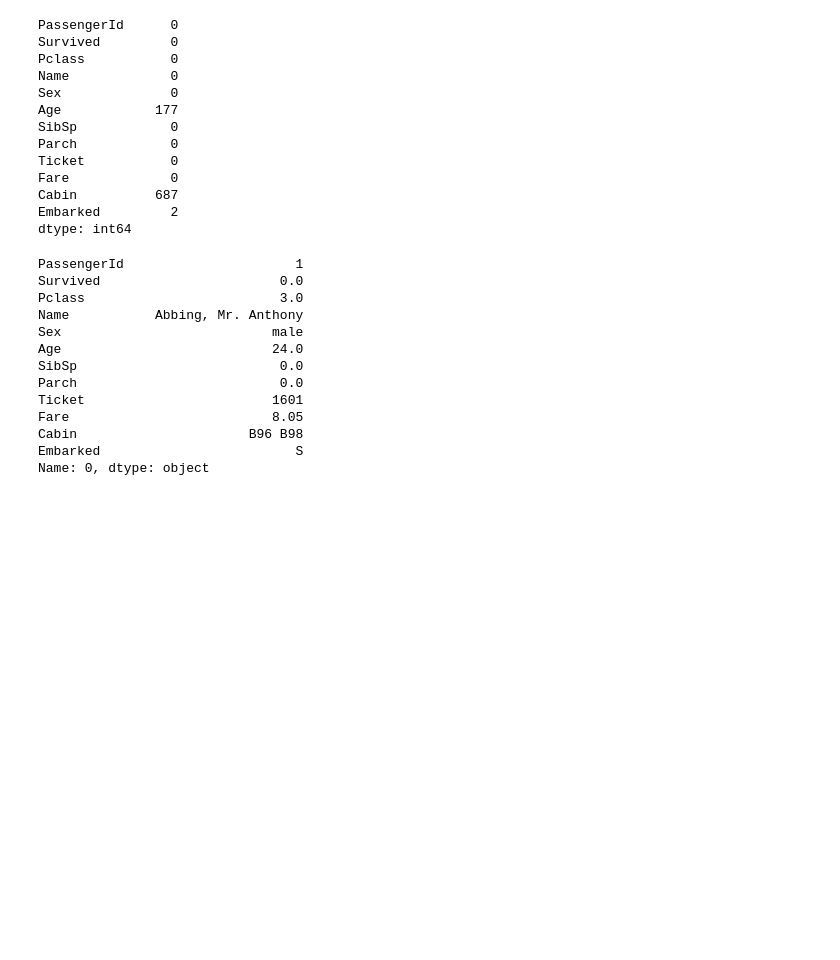
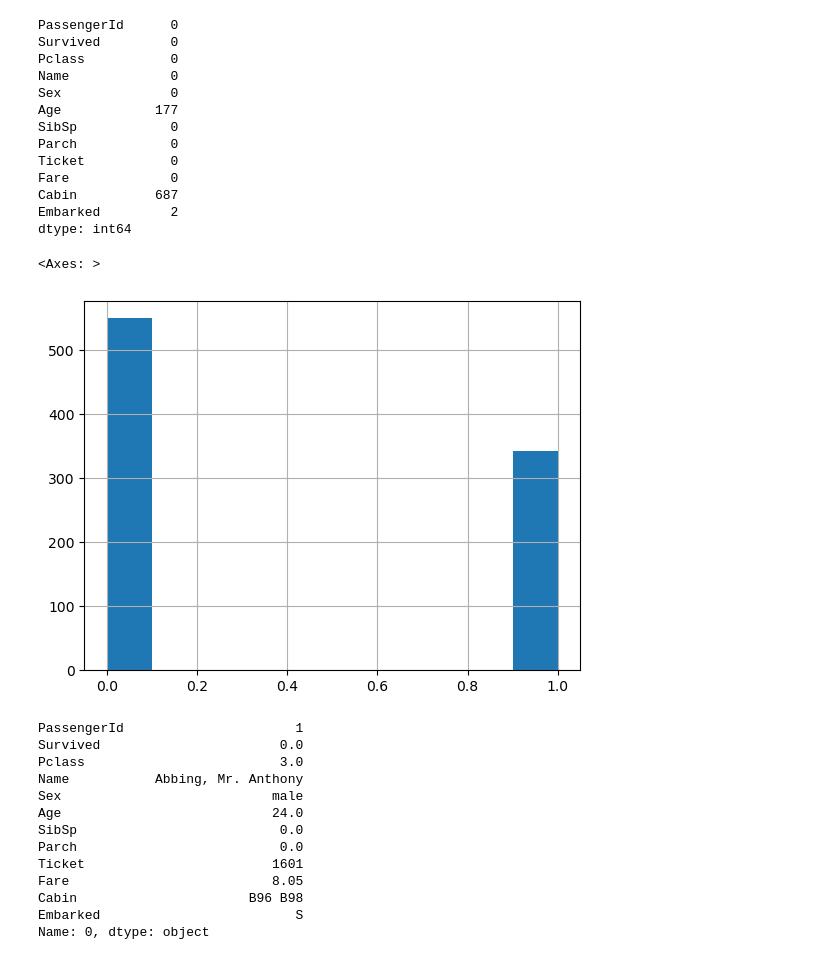
Before and after one commit to MostValue/fast-ai, a Jupyter notebook: deep-learning/Lesson5.ipynb, the cells around one changed output. Saved outputs shown, nothing was run; the diff lists cells and outputs as text; code cells hidden in the pictures; blank space fills up the shorter version.

```diff
--- a/deep-learning/Lesson5.ipynb
+++ b/deep-learning/Lesson5.ipynb
@@ -37,6 +37,11 @@ Fare             0
 Cabin          687
 Embarked         2
 dtype: int64
+# %%
+df["Survived"].hist()
+# %% [output]
+<Axes: >
+[figure, added]
 # %%
 modes = df.mode().iloc[0]
 modes
```
Also changed, not shown: parts of 6 cells of this notebook, 4 other files.
